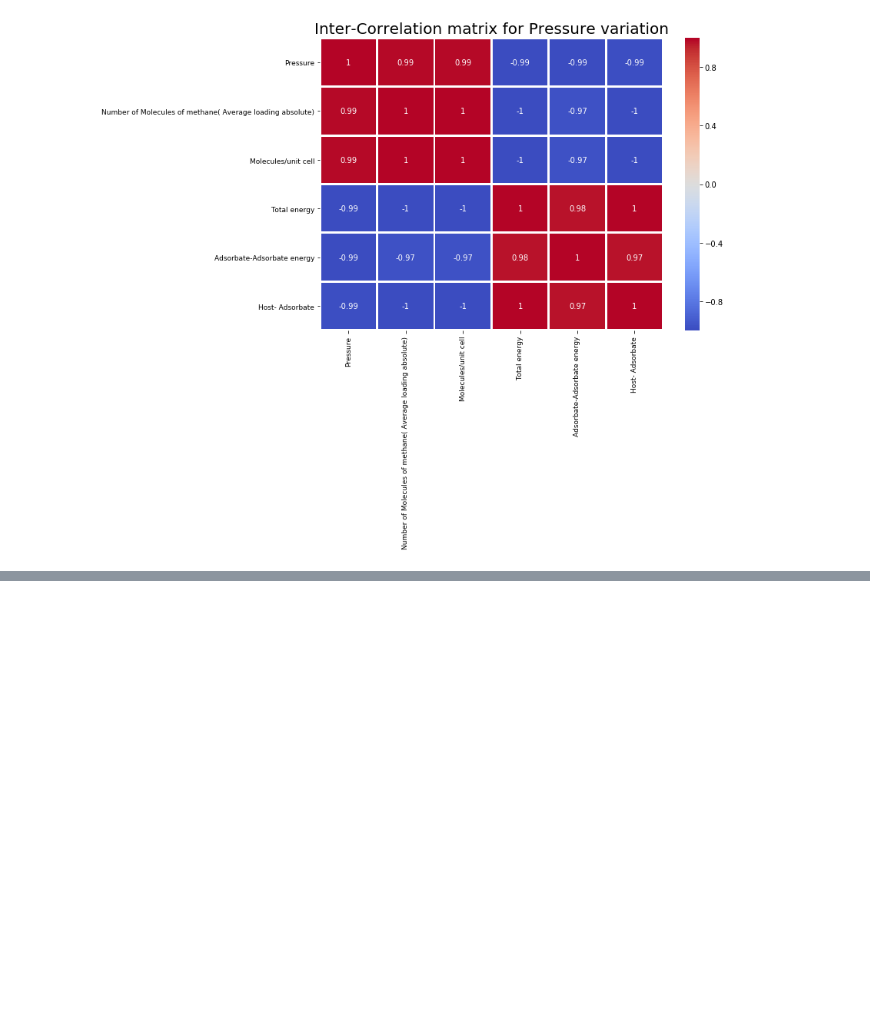
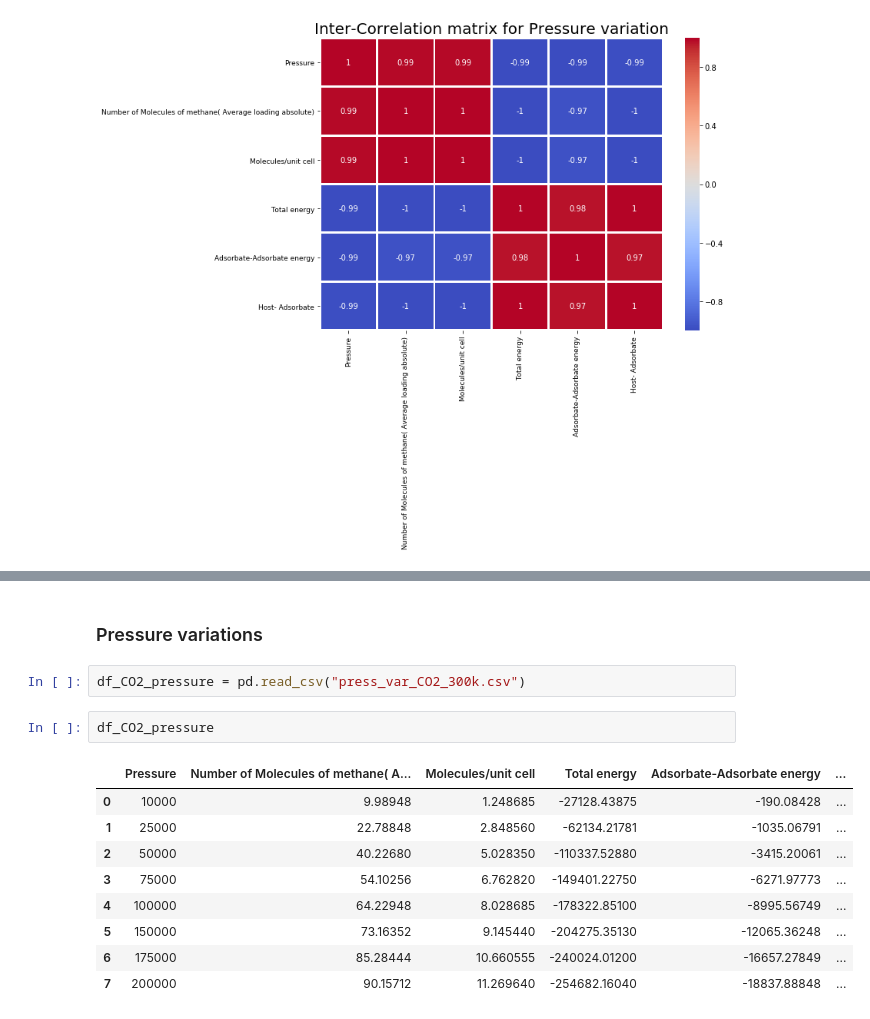
Before and after one commit to yathsree04/Monte_carlo_simulations_Raspa, a Jupyter notebook: visualisations/Raspa_monte_carlo_simulation_result.ipynb, the cells around one changed output, grey strips where cells are left out. Saved outputs shown, nothing was run; the diff lists cells and outputs as text; blank space fills up the shorter version.

```diff
--- a/visualisations/Raspa_monte_carlo_simulation_result.ipynb
+++ b/visualisations/Raspa_monte_carlo_simulation_result.ipynb
@@ -101,0 +137,16 @@ _ = plt.yticks(fontsize=9)
+# %% [markdown]
+### Pressure variations
+# %%
+df_CO2_pressure = pd.read_csv("press_var_CO2_300k.csv")
+# %%
+df_CO2_pressure
+# %% [output]
+|  | Pressure | Number of Molecules of methane( A... | Molecules/unit cell | Total energy | Adsorbate-Adsorbate energy | ... |
+| 0 | 10000 | 9.98948 | 1.248685 | -27128.43875 | -190.08428 | ... |
+| 1 | 25000 | 22.78848 | 2.848560 | -62134.21781 | -1035.06791 | ... |
+| 2 | 50000 | 40.22680 | 5.028350 | -110337.52880 | -3415.20061 | ... |
+| 3 | 75000 | 54.10256 | 6.762820 | -149401.22750 | -6271.97773 | ... |
+| 4 | 100000 | 64.22948 | 8.028685 | -178322.85100 | -8995.56749 | ... |
+| 5 | 150000 | 73.16352 | 9.145440 | -204275.35130 | -12065.36248 | ... |
+| 6 | 175000 | 85.28444 | 10.660555 | -240024.01200 | -16657.27849 | ... |
+| 7 | 200000 | 90.15712 | 11.269640 | -254682.16040 | -18837.88848 | ... |
```
Also changed, not shown: parts of 6 cells of this notebook.
